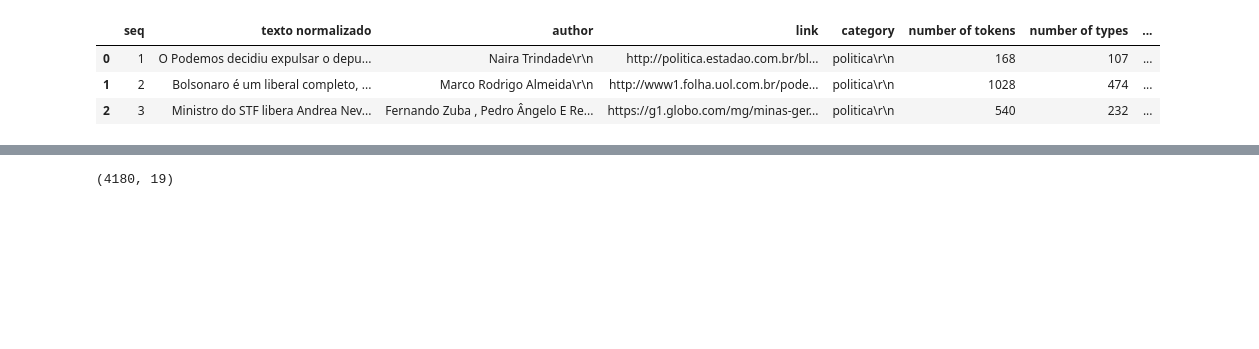
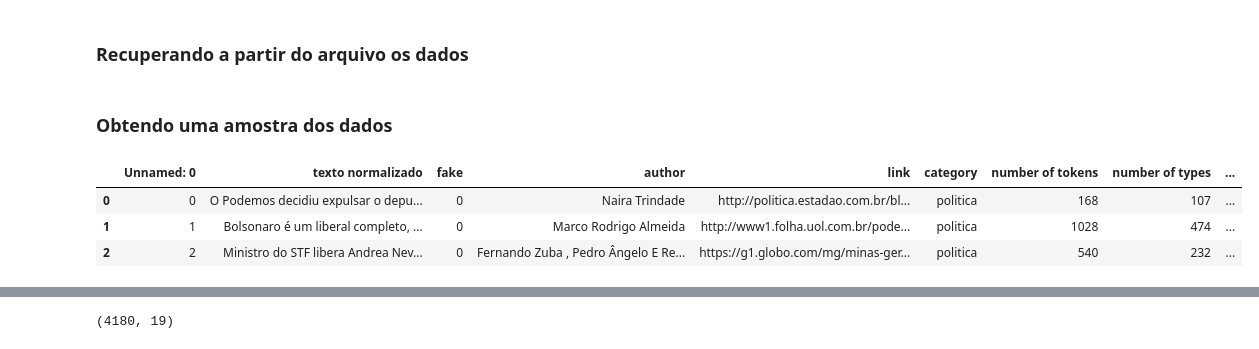
Before and after one commit to joaopaulopbjp/FakeNewsDetection, a Jupyter notebook: Fake News Classifier.ipynb, the cells around one changed output, grey strips where cells are left out. Saved outputs shown, nothing was run; the diff lists cells and outputs as text; code cells hidden in the pictures; blank space fills up the shorter version.

```diff
--- a/Fake News Classifier.ipynb
+++ b/Fake News Classifier.ipynb
@@ -1,11 +4,15 @@
 # %%
 import pandas as pd
+# %% [markdown]
+### Recuperando a partir do arquivo os dados
 # %%
-df_tratado = pd.read_csv('fake_news_fakebrcorpus.csv', sep=';', encoding='utf-8')
+df_completo = pd.read_csv('fake_news_fakebrcorpus.csv', sep=';', encoding='utf-8')
+# %% [markdown]
+### Obtendo uma amostra dos dados
 # %%
-df_tratado.head(3)
+df_completo.head(3)
 # %% [output]
-|  | seq | texto normalizado | author | link | category | number of tokens | number of types | ... |
-| 0 | 1 | O Podemos decidiu expulsar o depu... | Naira Trindade\r\n | http://politica.estadao.com.br/bl... | politica\r\n | 168 | 107 | ... |
-| 1 | 2 | Bolsonaro é um liberal completo, ... | Marco Rodrigo Almeida\r\n | http://www1.folha.uol.com.br/pode... | politica\r\n | 1028 | 474 | ... |
-| 2 | 3 | Ministro do STF libera Andrea Nev... | Fernando Zuba , Pedro Ângelo E Re... | https://g1.globo.com/mg/minas-ger... | politica\r\n | 540 | 232 | ... |
+|  | Unnamed: 0 | texto normalizado | fake | author | link | category | number of tokens | number of types | ... |
+| 0 | 0 | O Podemos decidiu expulsar o depu... | 0 | Naira Trindade | http://politica.estadao.com.br/bl... | politica | 168 | 107 | ... |
+| 1 | 1 | Bolsonaro é um liberal completo, ... | 0 | Marco Rodrigo Almeida | http://www1.folha.uol.com.br/pode... | politica | 1028 | 474 | ... |
+| 2 | 2 | Ministro do STF libera Andrea Nev... | 0 | Fernando Zuba , Pedro Ângelo E Re... | https://g1.globo.com/mg/minas-ger... | politica | 540 | 232 | ... |
```
Also changed, not shown: parts of 33 cells of this notebook.
